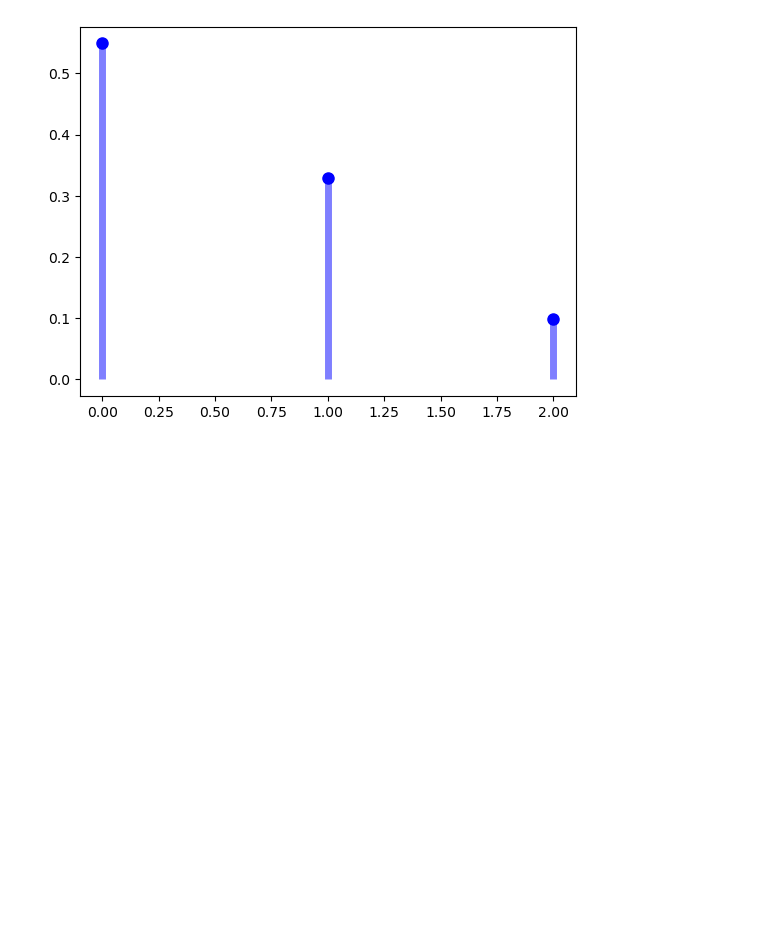
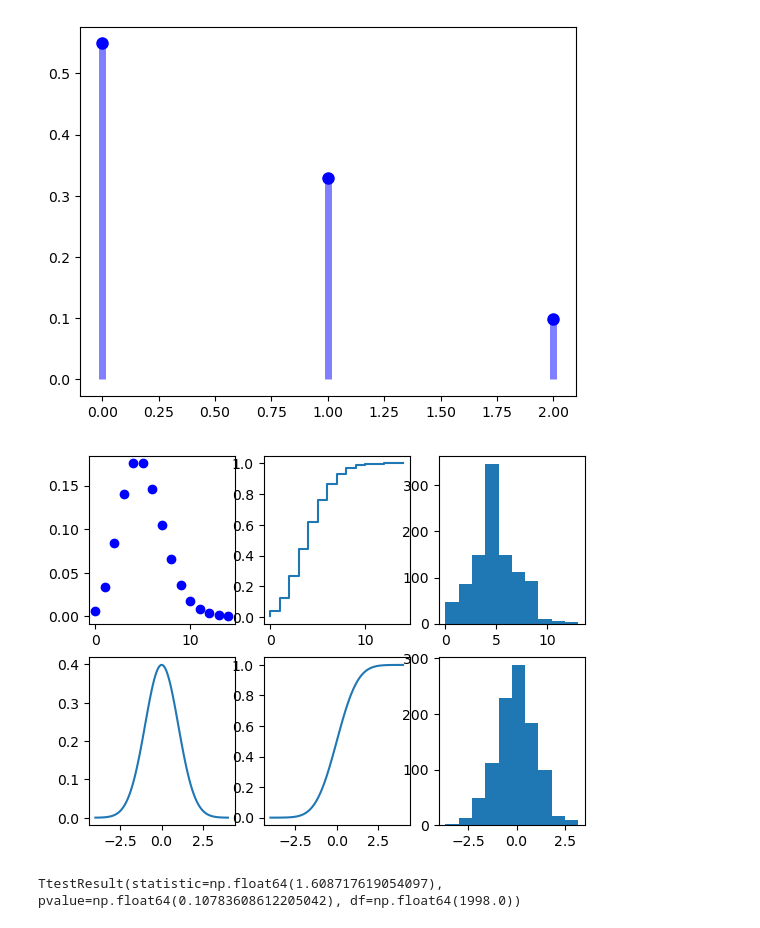
Before and after one commit to felixnordgren11/solutions_ASP_course, a Jupyter notebook: day_5/1. scipy/solutions.ipynb, the cells around one changed output. Cells and saved outputs as stored; diff of their text form; code cells hidden in the pictures; blank space fills up the shorter version.

```diff
--- a/day_5/1. scipy/solutions.ipynb
+++ b/day_5/1. scipy/solutions.ipynb
@@ -134,0 +127,24 @@ plt.show()
+# %%
+import numpy as np
+import matplotlib.pyplot as plt
+from scipy import stats
+
+# tasks a, b, and c
+fig, ax = plt.subplots(2, 3)
+
+x1 = np.arange(15)
+ax[0, 0].plot(x1, stats.poisson.pmf(x1, 5), 'bo')
+ax[0, 1].step(x1, stats.poisson.cdf(x1, 5))
+ax[0, 2].hist(stats.poisson.rvs(5, size=1000))
+
+x2 = np.linspace(-4, 4, 100)
+ax[1].set_title("b)")
+ax[1, 0].plot(x2, stats.norm.pdf(x2))
+ax[1, 1].plot(x2, stats.norm.cdf(x2))
+ax[1, 2].hist(stats.norm.rvs(size=1000))
+
+plt.show()
+print(stats.ttest_ind(stats.norm.rvs(size=1000), stats.norm.rvs(size=1000)))
+# %% [output]
+[figure, added]
+TtestResult(statistic=np.float64(1.608717619054097), pvalue=np.float64(0.10783608612205042), df=np.float64(1998.0))
```
Also changed, not shown: parts of 1 cell of this notebook, 2 other files.
